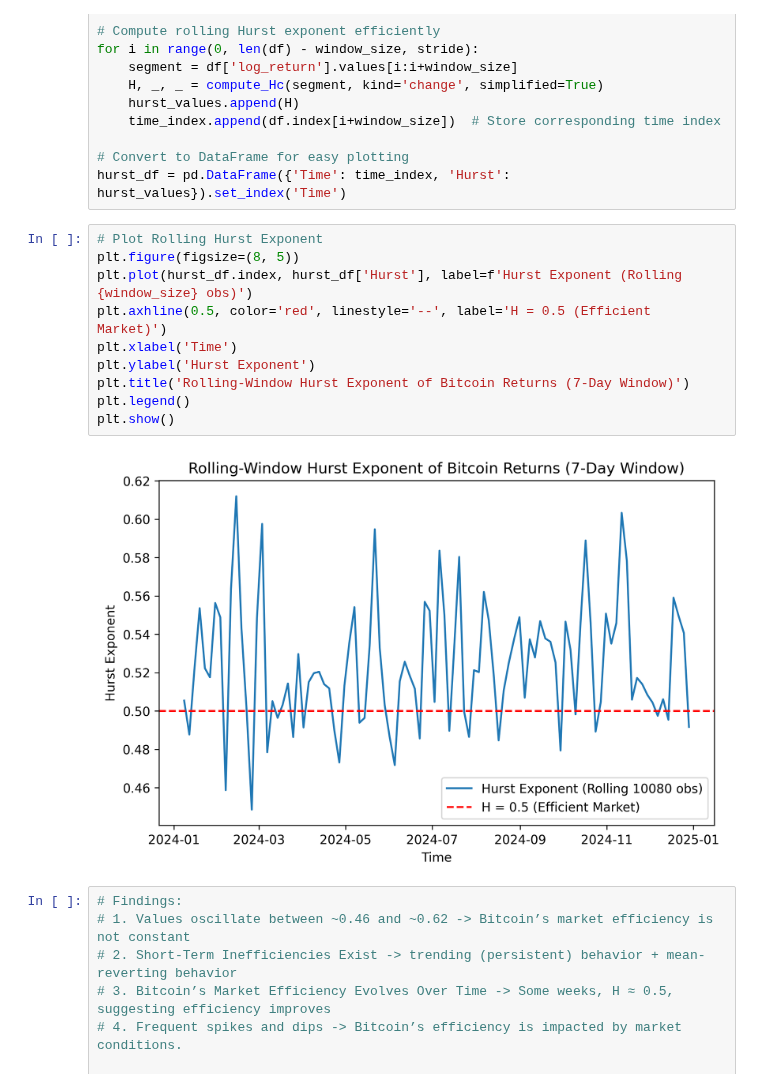
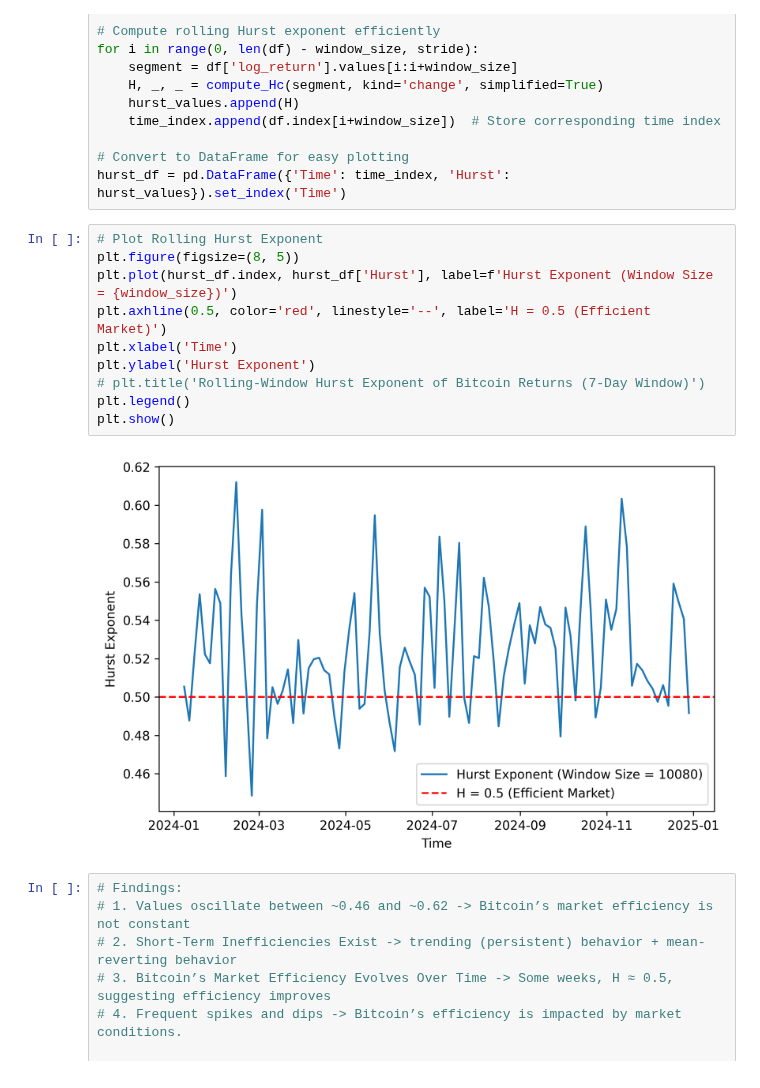
Before and after one commit to alexzheng123/EC331-project, a Jupyter notebook: EMH/Code/Tests.ipynb, the cells around one changed output. Cells and saved outputs as stored; diff of their text form.

```diff
--- a/EMH/Code/Tests.ipynb
+++ b/EMH/Code/Tests.ipynb
@@ -231,15 +231,15 @@ hurst_df = pd.DataFrame({'Time': time_index, 'Hurst': hurst_values}).set_index('
 # %%
 # Plot Rolling Hurst Exponent
 plt.figure(figsize=(8, 5))
-plt.plot(hurst_df.index, hurst_df['Hurst'], label=f'Hurst Exponent (Rolling {window_size} obs)')
+plt.plot(hurst_df.index, hurst_df['Hurst'], label=f'Hurst Exponent (Window Size = {window_size})')
 plt.axhline(0.5, color='red', linestyle='--', label='H = 0.5 (Efficient Market)')
 plt.xlabel('Time')
 plt.ylabel('Hurst Exponent')
-plt.title('Rolling-Window Hurst Exponent of Bitcoin Returns (7-Day Window)')
+# plt.title('Rolling-Window Hurst Exponent of Bitcoin Returns (7-Day Window)')
 plt.legend()
 plt.show()
 # %% [output]
-[figure, old version]
+[figure, new version]
 # %%
 # Findings:
 # 1. Values oscillate between ~0.46 and ~0.62 -> Bitcoin’s market efficiency is not constant
```
Also changed, not shown: parts of 1 cell of this notebook, 9 other files.
